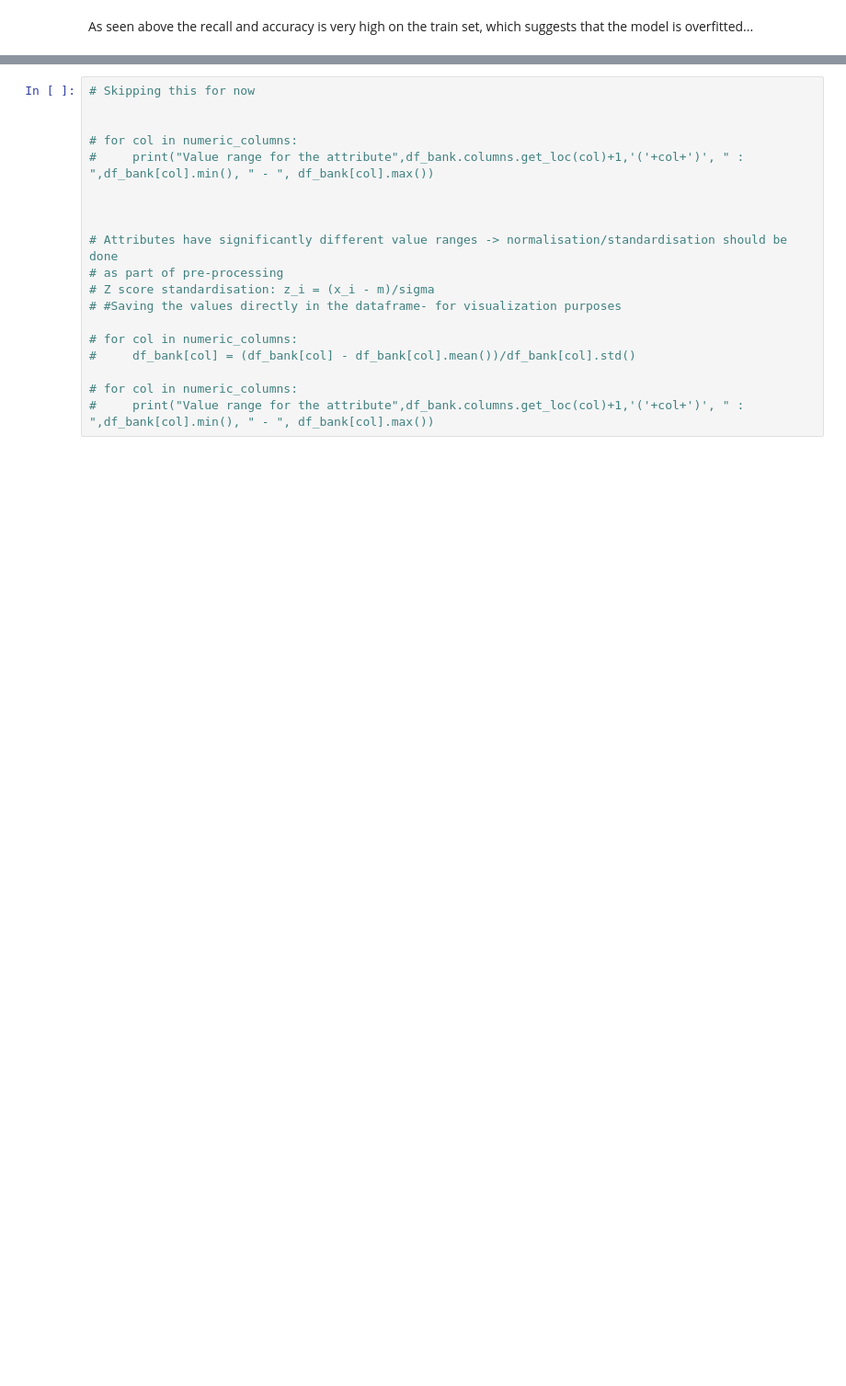
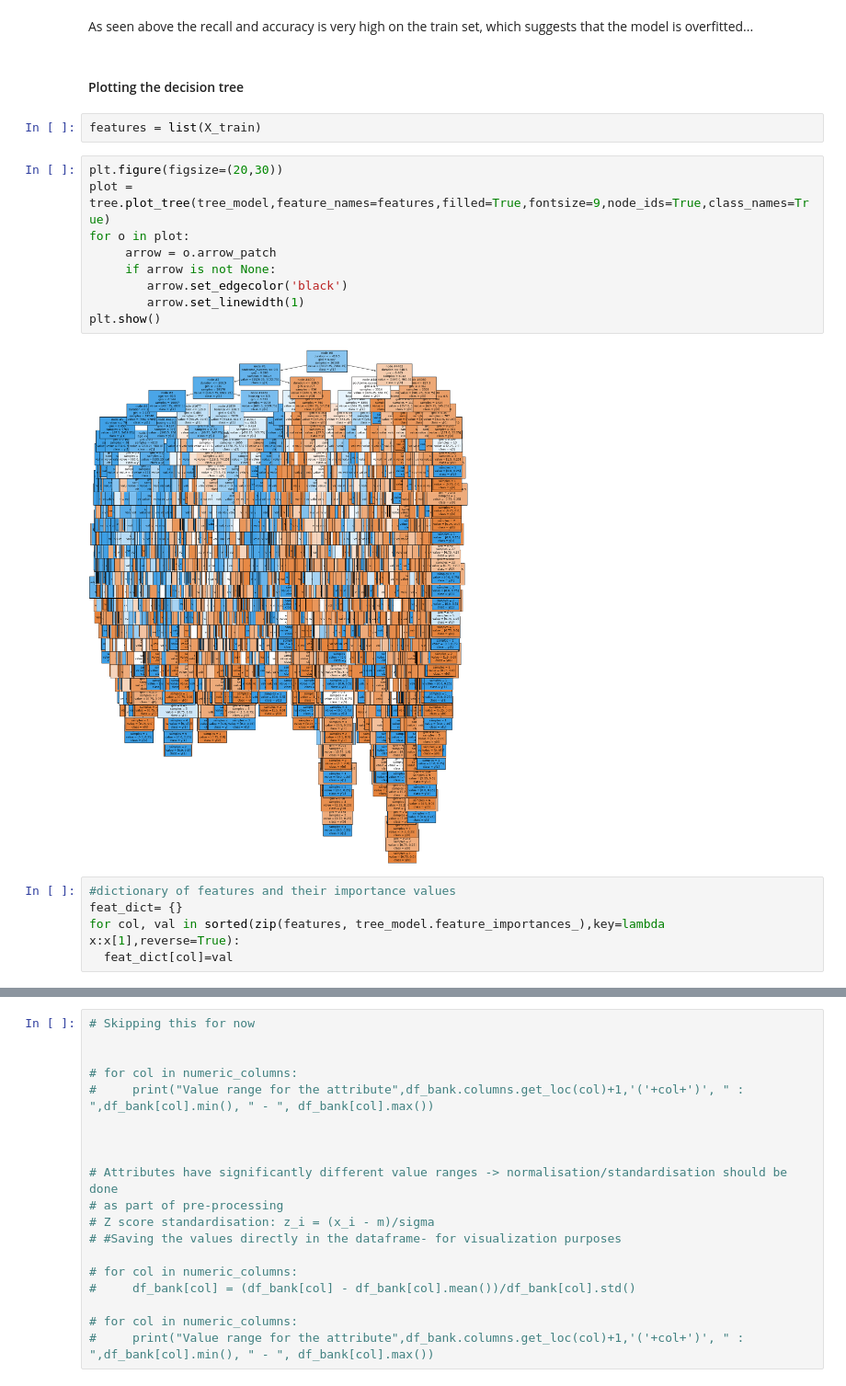
Before and after one commit to nadiaverdha/MachineLearningEx1, a Jupyter notebook: Ex1_bank.ipynb, the cells around one changed output, grey strips where cells are left out. Shown at 92% size. Saved outputs shown, nothing was run; the diff lists cells and outputs as text; blank space fills up the shorter version.

Commit message:
Second part of Decision Tree

```diff
--- a/Ex1_bank.ipynb
+++ b/Ex1_bank.ipynb
@@ -509,2 +508,22 @@ Confusion Matrix on test:
 # %% [markdown]
 As seen above the recall and accuracy is very high on the train set, which suggests that the model is overfitted...
+# %% [markdown]
+#### Plotting the decision tree
+# %%
+features = list(X_train)
+# %%
+plt.figure(figsize=(20,30))
+plot = tree.plot_tree(tree_model,feature_names=features,filled=True,fontsize=9,node_ids=True,class_names=True)
+for o in plot:
+     arrow = o.arrow_patch
+     if arrow is not None:
+        arrow.set_edgecolor('black')
+        arrow.set_linewidth(1)
+plt.show()
+# %% [output]
+[figure, added]
+# %%
+#dictionary of features and their importance values
+feat_dict= {}
+for col, val in sorted(zip(features, tree_model.feature_importances_),key=lambda x:x[1],reverse=True):
+  feat_dict[col]=val
```
Also changed, not shown: parts of 22 cells of this notebook.
